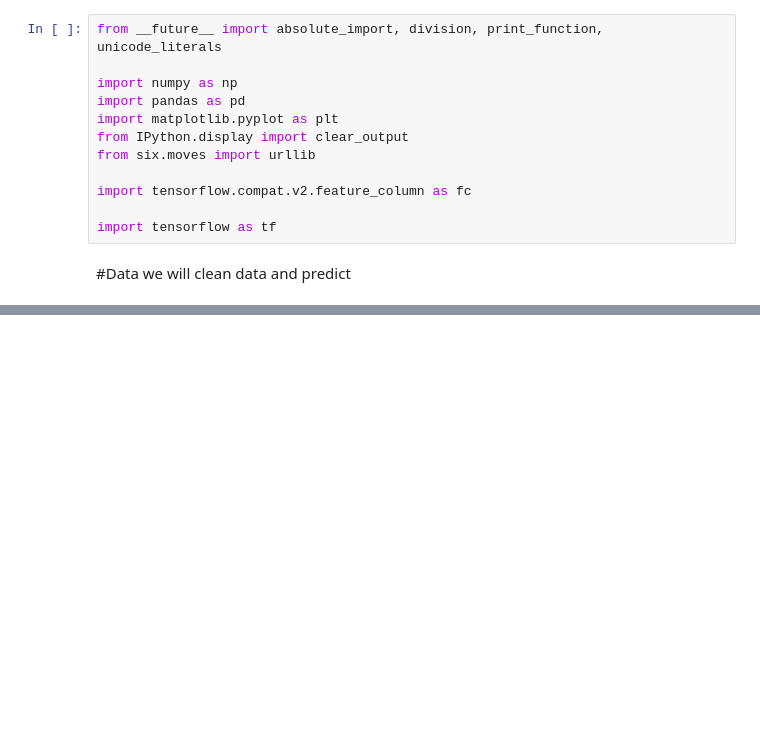
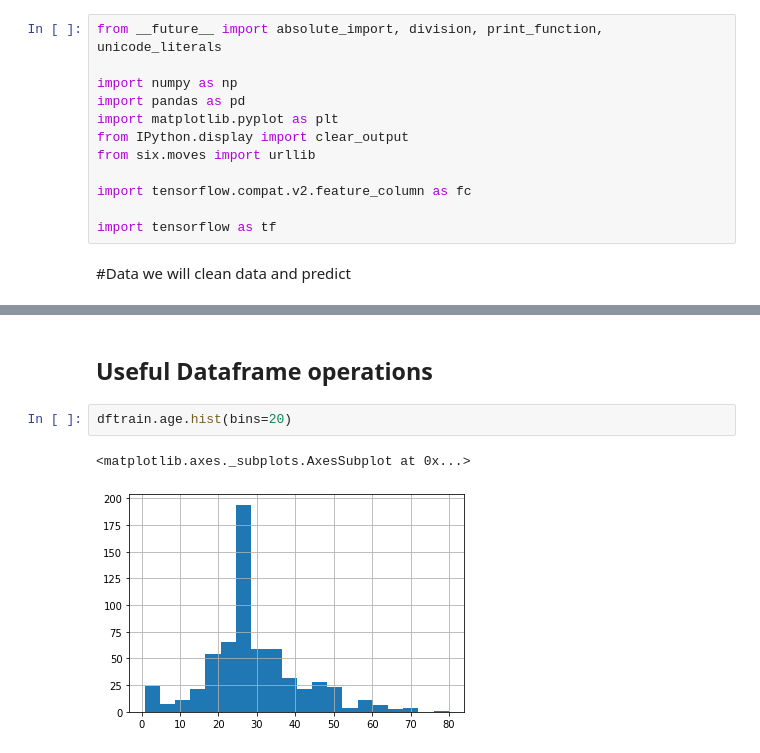
Before and after one commit to rorode8/Tensor, a Jupyter notebook: Tensor.ipynb, the cells around one changed output, grey strips where cells are left out. Saved outputs shown, nothing was run; the diff lists cells and outputs as text; blank space fills up the shorter version.

```diff
--- a/Tensor.ipynb
+++ b/Tensor.ipynb
@@ -99,0 +101,7 @@ dftrain.head()
+# %% [markdown]
+## Useful Dataframe operations
+# %%
+dftrain.age.hist(bins=20)
+# %% [output]
+<matplotlib.axes._subplots.AxesSubplot at 0x...>
+[figure, added]
```
Also changed, not shown: parts of 5 cells of this notebook.
